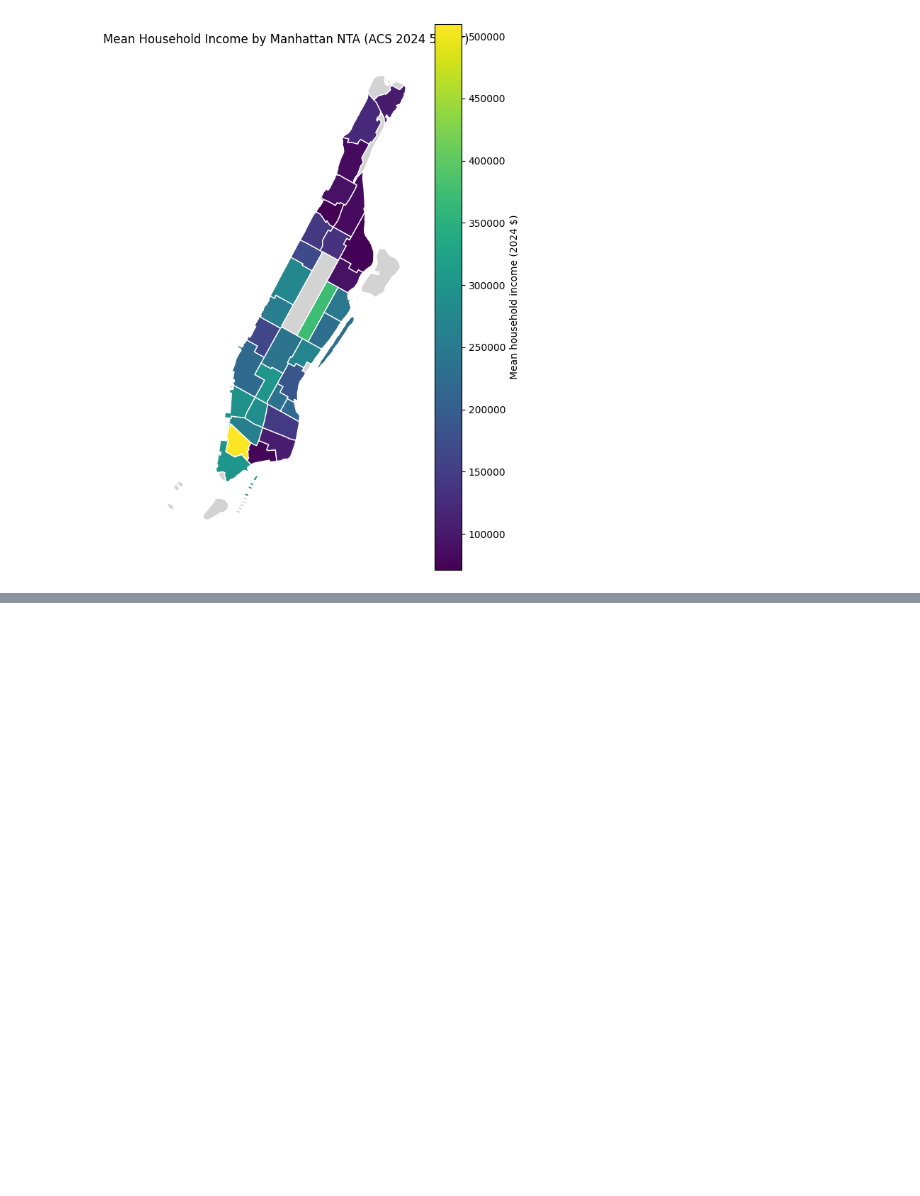
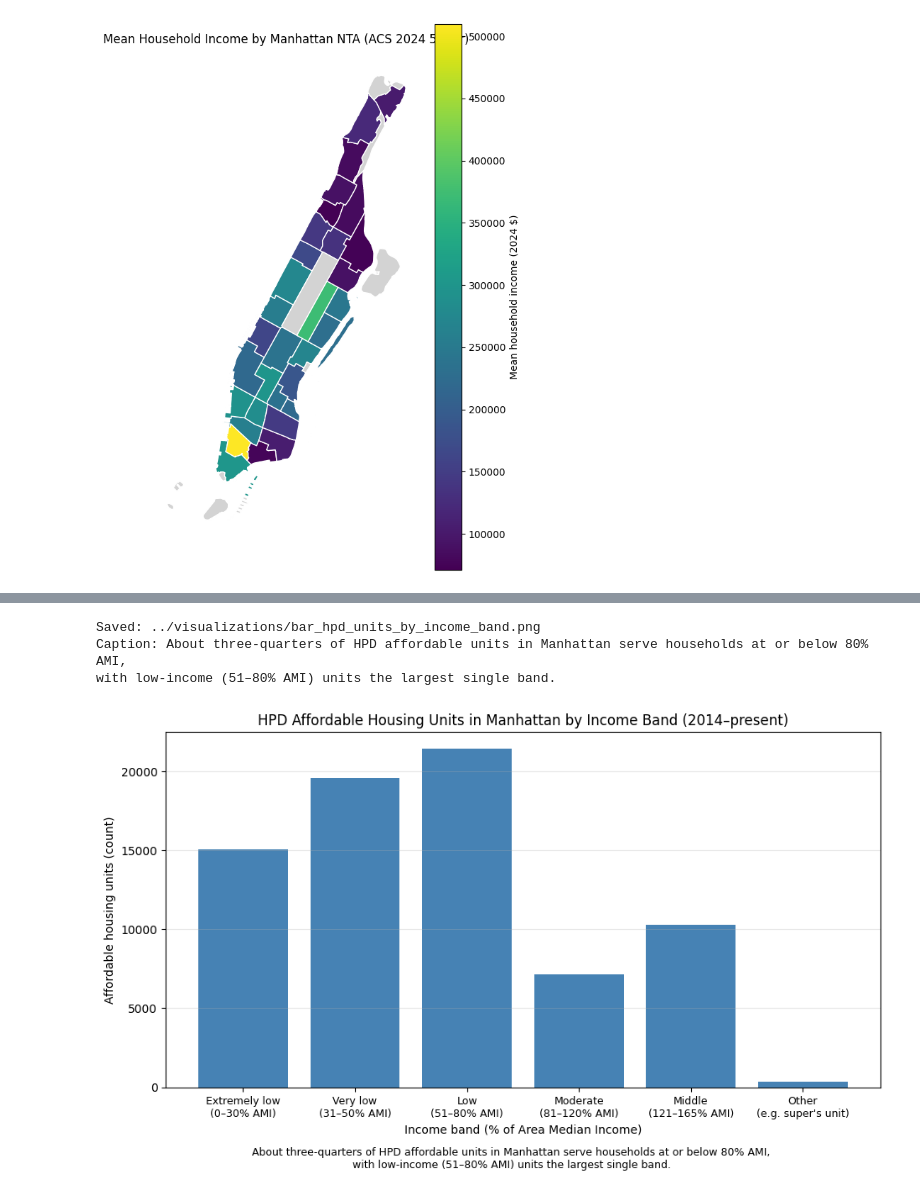
Before and after one commit to aashnijoshi/manhattan-housing-affordability, a Jupyter notebook: notebooks/01_analysis.ipynb, the cells around one changed output, grey strips where cells are left out. Cells and saved outputs as stored; diff of their text form; code cells hidden in the pictures; blank space fills up the shorter version.

```diff
--- a/notebooks/01_analysis.ipynb
+++ b/notebooks/01_analysis.ipynb
@@ -485,0 +589,30 @@ ax.set_axis_off()
+# %%
+# Chart 3: HPD affordable units by income band (all Manhattan NTAs)
+income_bands = {
+    "Extremely Low Income Units": "Extremely low\n(0–30% AMI)",
+    "Very Low Income Units": "Very low\n(31–50% AMI)",
+    "Low Income Units": "Low\n(51–80% AMI)",
+    "Moderate Income Units": "Moderate\n(81–120% AMI)",
+    "Middle Income Units": "Middle\n(121–165% AMI)",
+    "Other Income Units": "Other\n(e.g. super's unit)",
+}
+band_totals = hpd_nta[list(income_bands)].sum().rename(index=income_bands)
+
+fig, ax = plt.subplots(figsize=(11, 5.5))
+ax.bar(band_totals.index, band_totals.values, color="steelblue")
+ax.set_title("HPD Affordable Housing Units in Manhattan by Income Band (2014–present)")
+ax.set_xlabel("Income band (% of Area Median Income)")
+ax.set_ylabel("Affordable housing units (count)")
+ax.tick_params(axis="x", labelsize=9)
+ax.grid(axis="y", alpha=0.3)
+save_figure(
+    fig, "bar_hpd_units_by_income_band.png",
+    "About three-quarters of HPD affordable units in Manhattan serve households at or below 80% AMI,\n"
+    "with low-income (51–80% AMI) units the largest single band."
+)
+plt.show()
+# %% [output]
+Saved: ../visualizations/bar_hpd_units_by_income_band.png
+Caption: About three-quarters of HPD affordable units in Manhattan serve households at or below 80% AMI,
+with low-income (51–80% AMI) units the largest single band.
+[figure, added]
```
Also changed, not shown: parts of 6 cells of this notebook, 11 other files.
